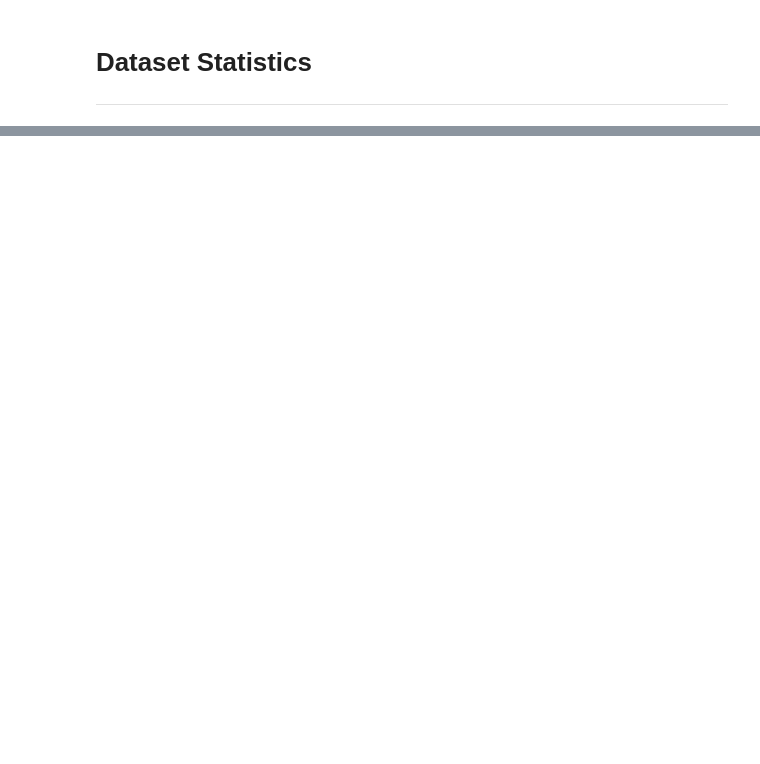
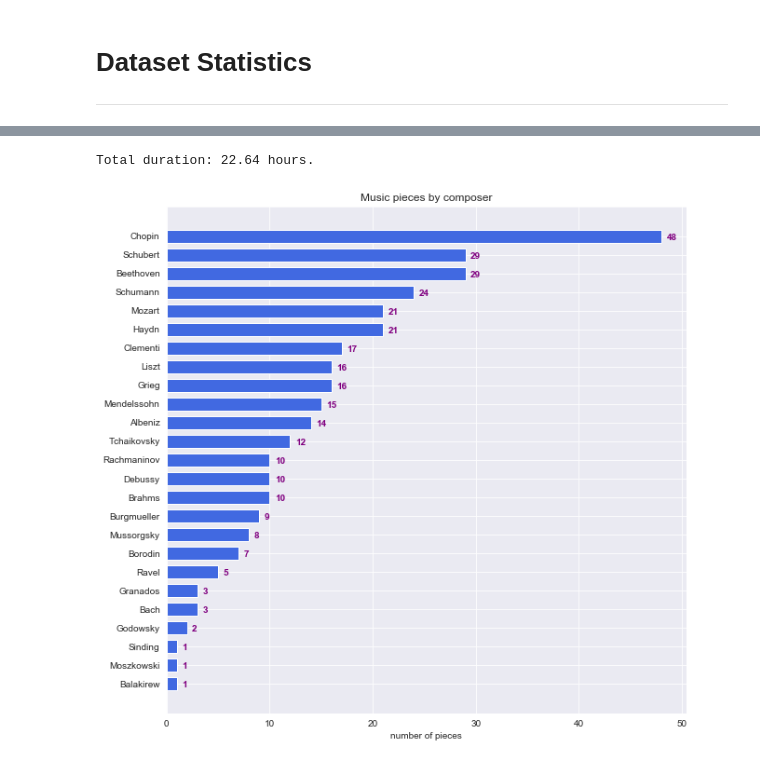
Before and after one commit to cheriell/ClassicalPianoMIDI-dataset, a Jupyter notebook: statistics.ipynb, the cells around one changed output, grey strips where cells are left out. Saved outputs shown, nothing was run; the diff lists cells and outputs as text; code cells hidden in the pictures; blank space fills up the shorter version.

Commit message:
add metadata and double check dataset

```diff
--- a/statistics.ipynb
+++ b/statistics.ipynb
@@ -52,0 +4,33 @@ display(statistics)
+# %%
+import pandas as pd
+import numpy as np
+from collections import Counter
+from functools import reduce
+import matplotlib.pyplot as plt
+import seaborn as sns
+sns.set_style("darkgrid")
+
+metadata = pd.read_csv('metadata.csv')
+
+count_composer = Counter(metadata.loc[:,'composer'])
+count_composer = [(composer, count) for composer, count in count_composer.items()]
+count_composer.sort(key=lambda x: x[1])
+x = [item[0] for item in count_composer]
+y = [item[1] for item in count_composer]
+
+fig, ax = plt.subplots(figsize=(10,10))
+width = 0.7 # the width of the bars
+ind = np.arange(len(y))  # the x locations for the groups
+ax.barh(ind, y, width, color='royalblue')
+for i, v in enumerate(y):
+    ax.text(v+0.5, i-0.2, str(v), color='purple', fontweight='bold')
+ax.set_yticks(ind)
+ax.set_yticklabels(x, minor=False)
+plt.title('Music pieces by composer')
+plt.xlabel('number of pieces')
+plt.savefig('statistics.svg')
+
+print('Total duration: {:.2f} hours.'.format(metadata.sum()['duration'] / 3600))
+# %% [output]
+Total duration: 22.64 hours.
+[figure, added]
```
Also changed, not shown: parts of 1 cell of this notebook, 19 other files.
